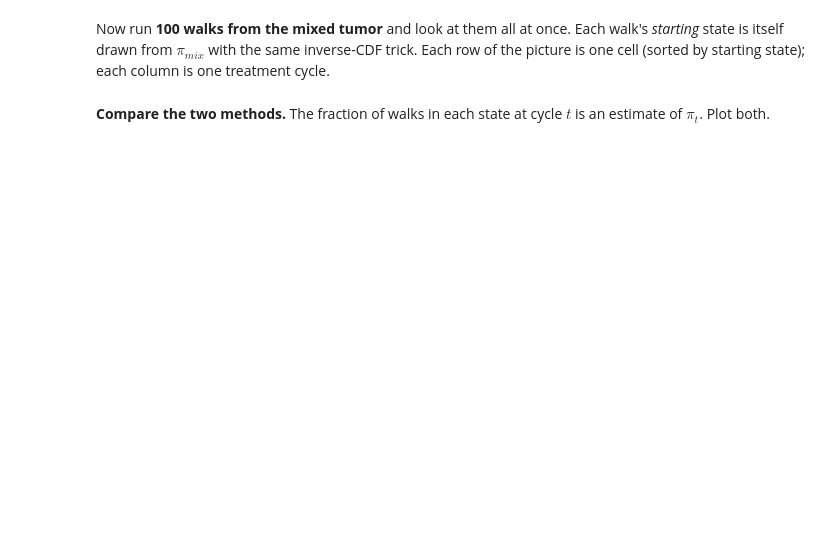
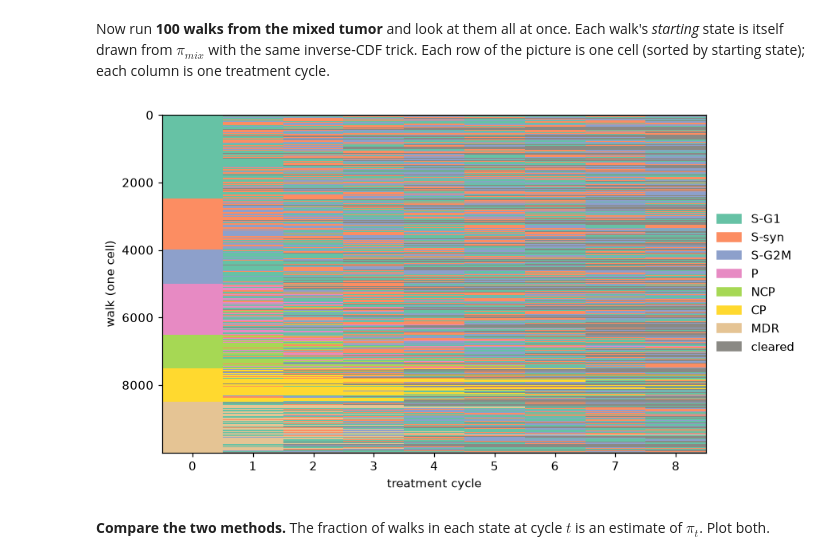
Before and after one commit to exoticlily25/uu_markov, a Jupyter notebook: lab_2/Lab09_markov_chain_cells.ipynb, the cells around one changed output. Saved outputs shown, nothing was run; the diff lists cells and outputs as text; code cells hidden in the pictures; blank space fills up the shorter version.

```diff
--- a/lab_2/Lab09_markov_chain_cells.ipynb
+++ b/lab_2/Lab09_markov_chain_cells.ipynb
@@ -467,19 +463,21 @@ Each walk's *starting* state is itself drawn from $\pi_{mix}$ with the same
 inverse-CDF trick. Each row of the picture is one cell (sorted by starting
 state); each column is one treatment cycle.
 # %%
-N_WALKS = 100
+N_WALKS = 10000
 starts = rng.choice(len(pi_mix), size=N_WALKS, p=pi_mix)
 walks = np.array([random_walk(int(s0), P, N_CYCLES, rng) for s0 in starts])
 walks = walks[np.argsort(walks[:, 0], kind="stable")]   # group rows by starting state
 
 from matplotlib.colors import ListedColormap
 fig, ax = plt.subplots(figsize=(8, 5))
 ax.imshow(walks, cmap=ListedColormap([STATE_COLORS[s] for s in OUTCOMES]),
           vmin=-0.5, vmax=len(OUTCOMES) - 0.5, aspect="auto", interpolation="nearest")
 ax.set_xlabel("treatment cycle"); ax.set_ylabel("walk (one cell)")
 handles = [plt.Rectangle((0, 0), 1, 1, color=STATE_COLORS[s]) for s in OUTCOMES]
 ax.legend(handles, OUTCOMES, loc="center left", bbox_to_anchor=(1, 0.5), frameon=False)
 plt.show()
+# %% [output]
+[figure, added]
 # %% [markdown]
 **Compare the two methods.** The fraction of walks in each state at cycle $t$
 is an estimate of $\pi_t$. Plot both.
```
Also changed, not shown: parts of 14 cells of this notebook.
